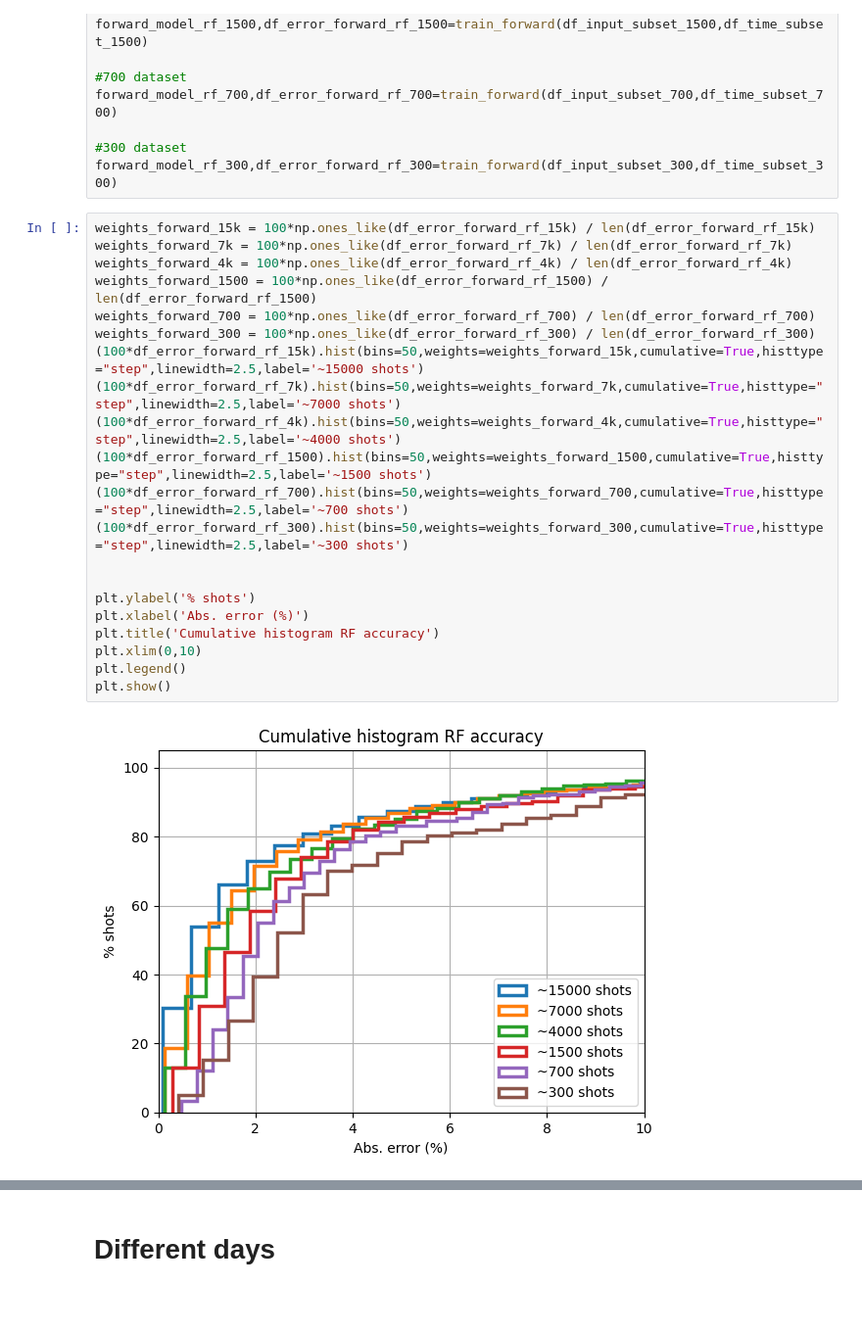
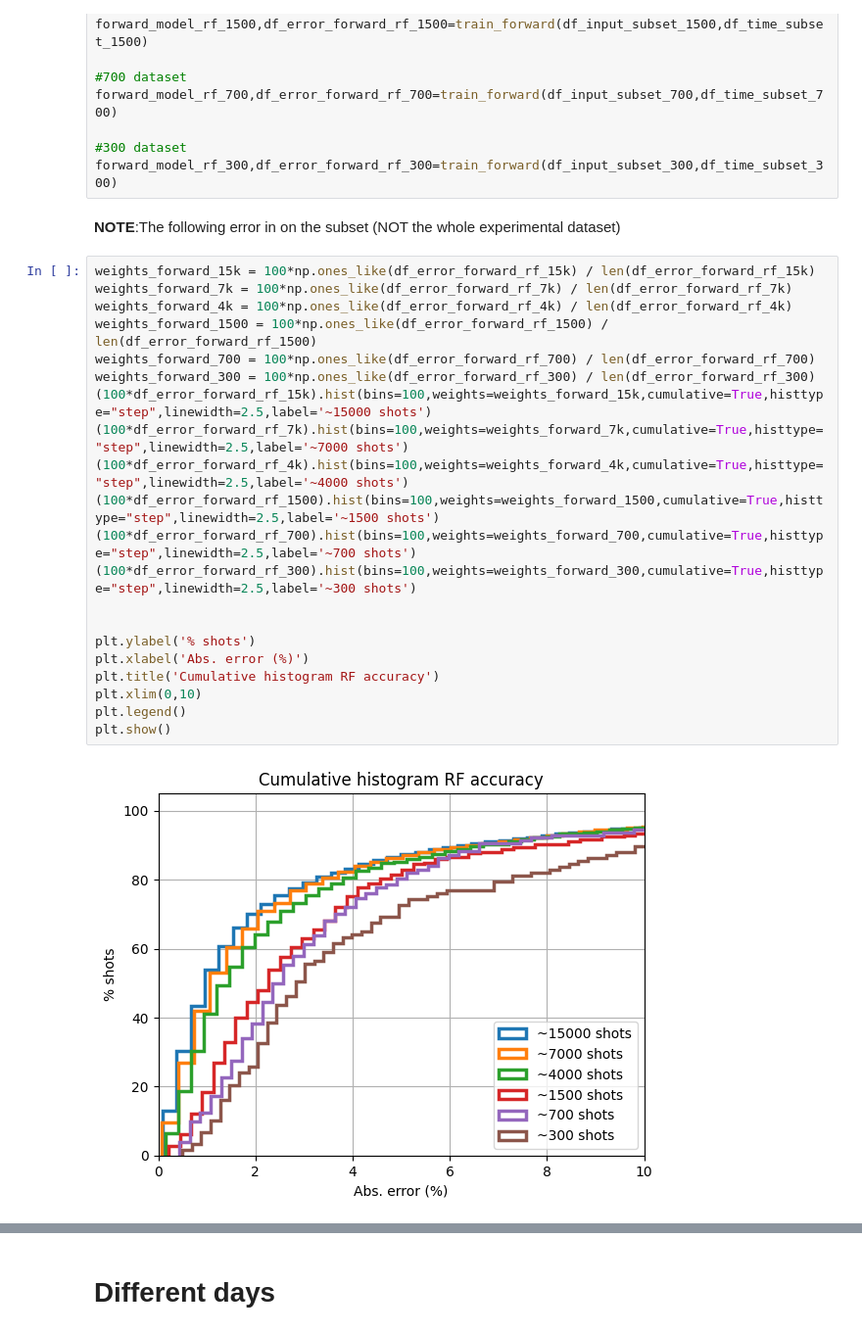
Before and after one commit to javierhndev/laps-ml, a Jupyter notebook: forward_model_analysis.ipynb, the cells around one changed output, grey strips where cells are left out. Shown at 98% size. Cells and saved outputs as stored; diff of their text form; blank space fills up the shorter version.

```diff
--- a/forward_model_analysis.ipynb
+++ b/forward_model_analysis.ipynb
@@ -210,26 +220,28 @@ forward_model_rf_700,df_error_forward_rf_700=train_forward(df_input_subset_700,d
 
 #300 dataset
 forward_model_rf_300,df_error_forward_rf_300=train_forward(df_input_subset_300,df_time_subset_300)
+# %% [markdown]
+**NOTE**:The following error in on the subset (NOT the whole experimental dataset)
 # %%
 weights_forward_15k = 100*np.ones_like(df_error_forward_rf_15k) / len(df_error_forward_rf_15k)
 weights_forward_7k = 100*np.ones_like(df_error_forward_rf_7k) / len(df_error_forward_rf_7k)
 weights_forward_4k = 100*np.ones_like(df_error_forward_rf_4k) / len(df_error_forward_rf_4k)
 weights_forward_1500 = 100*np.ones_like(df_error_forward_rf_1500) / len(df_error_forward_rf_1500)
 weights_forward_700 = 100*np.ones_like(df_error_forward_rf_700) / len(df_error_forward_rf_700)
 weights_forward_300 = 100*np.ones_like(df_error_forward_rf_300) / len(df_error_forward_rf_300)
-(100*df_error_forward_rf_15k).hist(bins=50,weights=weights_forward_15k,cumulative=True,histtype="step",linewidth=2.5,label='~15000 shots')
-(100*df_error_forward_rf_7k).hist(bins=50,weights=weights_forward_7k,cumulative=True,histtype="step",linewidth=2.5,label='~7000 shots')
-(100*df_error_forward_rf_4k).hist(bins=50,weights=weights_forward_4k,cumulative=True,histtype="step",linewidth=2.5,label='~4000 shots')
-(100*df_error_forward_rf_1500).hist(bins=50,weights=weights_forward_1500,cumulative=True,histtype="step",linewidth=2.5,label='~1500 shots')
-(100*df_error_forward_rf_700).hist(bins=50,weights=weights_forward_700,cumulative=True,histtype="step",linewidth=2.5,label='~700 shots')
-(100*df_error_forward_rf_300).hist(bins=50,weights=weights_forward_300,cumulative=True,histtype="step",linewidth=2.5,label='~300 shots')
+(100*df_error_forward_rf_15k).hist(bins=100,weights=weights_forward_15k,cumulative=True,histtype="step",linewidth=2.5,label='~15000 shots')
+(100*df_error_forward_rf_7k).hist(bins=100,weights=weights_forward_7k,cumulative=True,histtype="step",linewidth=2.5,label='~7000 shots')
+(100*df_error_forward_rf_4k).hist(bins=100,weights=weights_forward_4k,cumulative=True,histtype="step",linewidth=2.5,label='~4000 shots')
+(100*df_error_forward_rf_1500).hist(bins=100,weights=weights_forward_1500,cumulative=True,histtype="step",linewidth=2.5,label='~1500 shots')
+(100*df_error_forward_rf_700).hist(bins=100,weights=weights_forward_700,cumulative=True,histtype="step",linewidth=2.5,label='~700 shots')
+(100*df_error_forward_rf_300).hist(bins=100,weights=weights_forward_300,cumulative=True,histtype="step",linewidth=2.5,label='~300 shots')
 
 
 plt.ylabel('% shots')
 plt.xlabel('Abs. error (%)')
 plt.title('Cumulative histogram RF accuracy')
 plt.xlim(0,10)
 plt.legend()
 plt.show()
 # %% [output]
-[figure, old version]
+[figure, new version]
```
Also changed, not shown: parts of 17 cells of this notebook, 21 other files.
